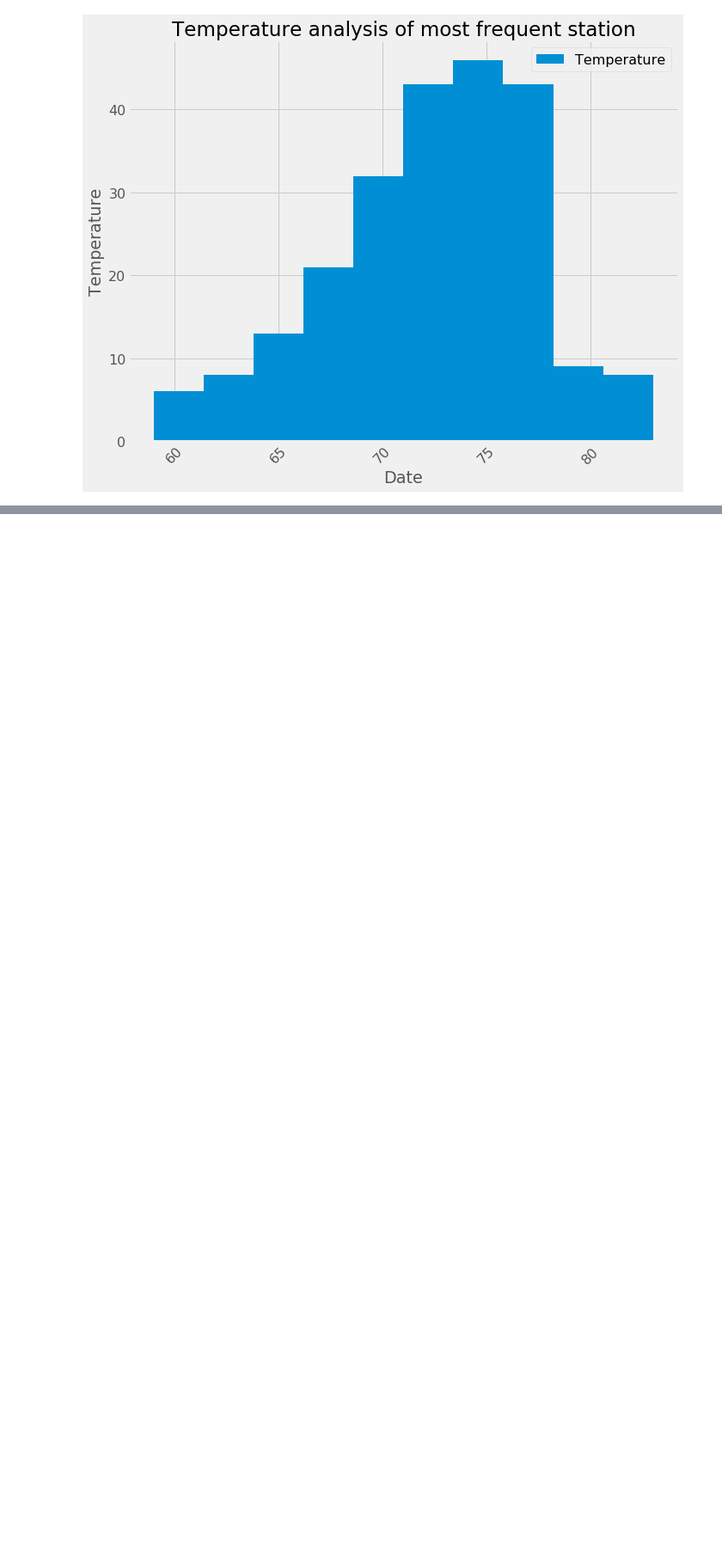
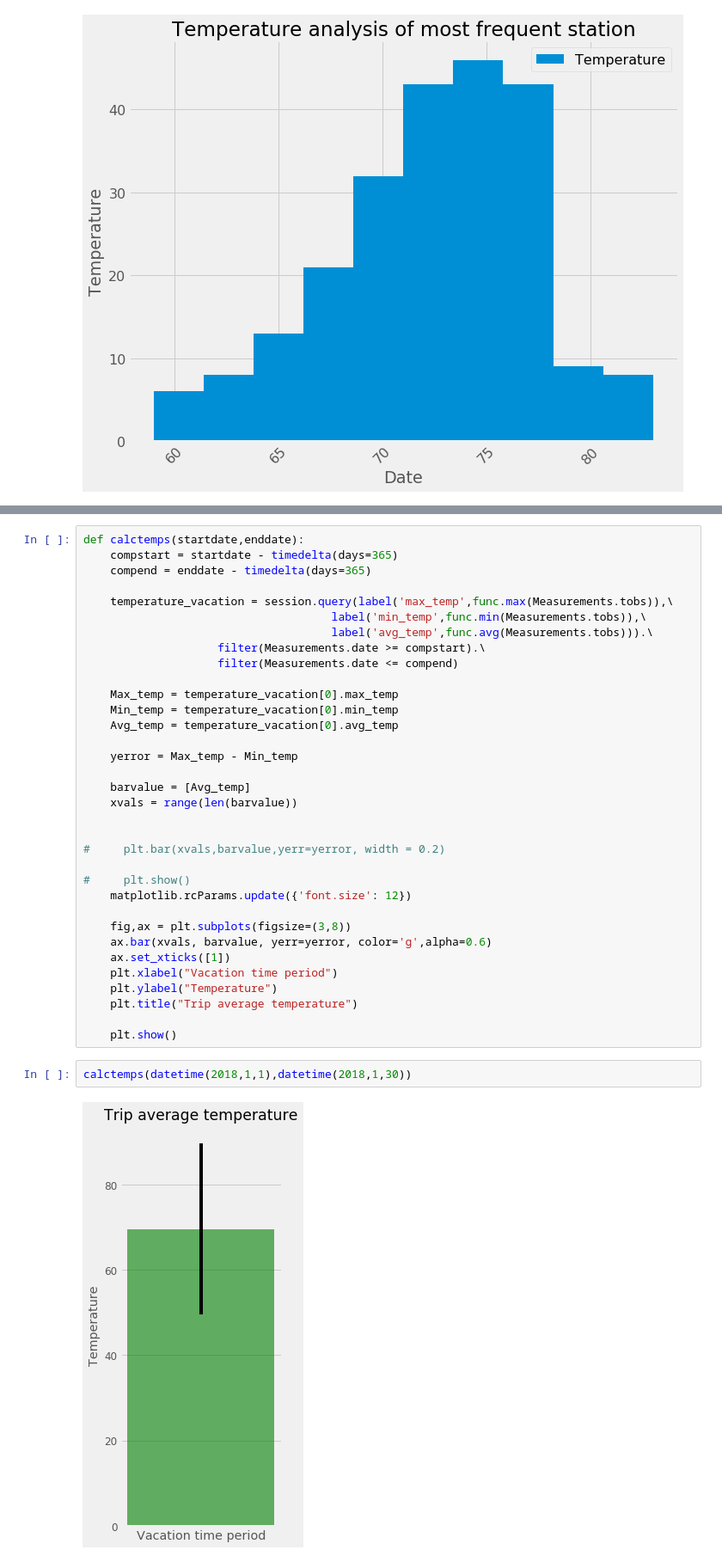
Before and after one commit to sadhana1002/ClimaticAnalysis, a Jupyter notebook: climatic_analysis.ipynb, the cells around one changed output, grey strips where cells are left out. Shown at 86% size. Drawn from its saved outputs; the diff is of its cells as text; blank space fills up the shorter version.

Commit message:
climatic analysis - trip plots

```diff
--- a/climatic_analysis.ipynb
+++ b/climatic_analysis.ipynb
@@ -166,0 +164,38 @@ plt.show()
+# %%
+def calctemps(startdate,enddate):
+    compstart = startdate - timedelta(days=365)
+    compend = enddate - timedelta(days=365)
+
+    temperature_vacation = session.query(label('max_temp',func.max(Measurements.tobs)),\
+                                     label('min_temp',func.min(Measurements.tobs)),\
+                                     label('avg_temp',func.avg(Measurements.tobs))).\
+                    filter(Measurements.date >= compstart).\
+                    filter(Measurements.date <= compend)
+
+    Max_temp = temperature_vacation[0].max_temp
+    Min_temp = temperature_vacation[0].min_temp
+    Avg_temp = temperature_vacation[0].avg_temp
+
+    yerror = Max_temp - Min_temp
+
+    barvalue = [Avg_temp]
+    xvals = range(len(barvalue))
+
+
+#     plt.bar(xvals,barvalue,yerr=yerror, width = 0.2)
+
+#     plt.show()
+    matplotlib.rcParams.update({'font.size': 12})
+
+    fig,ax = plt.subplots(figsize=(3,8))
+    ax.bar(xvals, barvalue, yerr=yerror, color='g',alpha=0.6)
+    ax.set_xticks([1])
+    plt.xlabel("Vacation time period")
+    plt.ylabel("Temperature")
+    plt.title("Trip average temperature")
+
+    plt.show()
+# %%
+calctemps(datetime(2018,1,1),datetime(2018,1,30))
+# %% [output]
+[figure, added]
```
Also changed, not shown: parts of 1 cell of this notebook.
